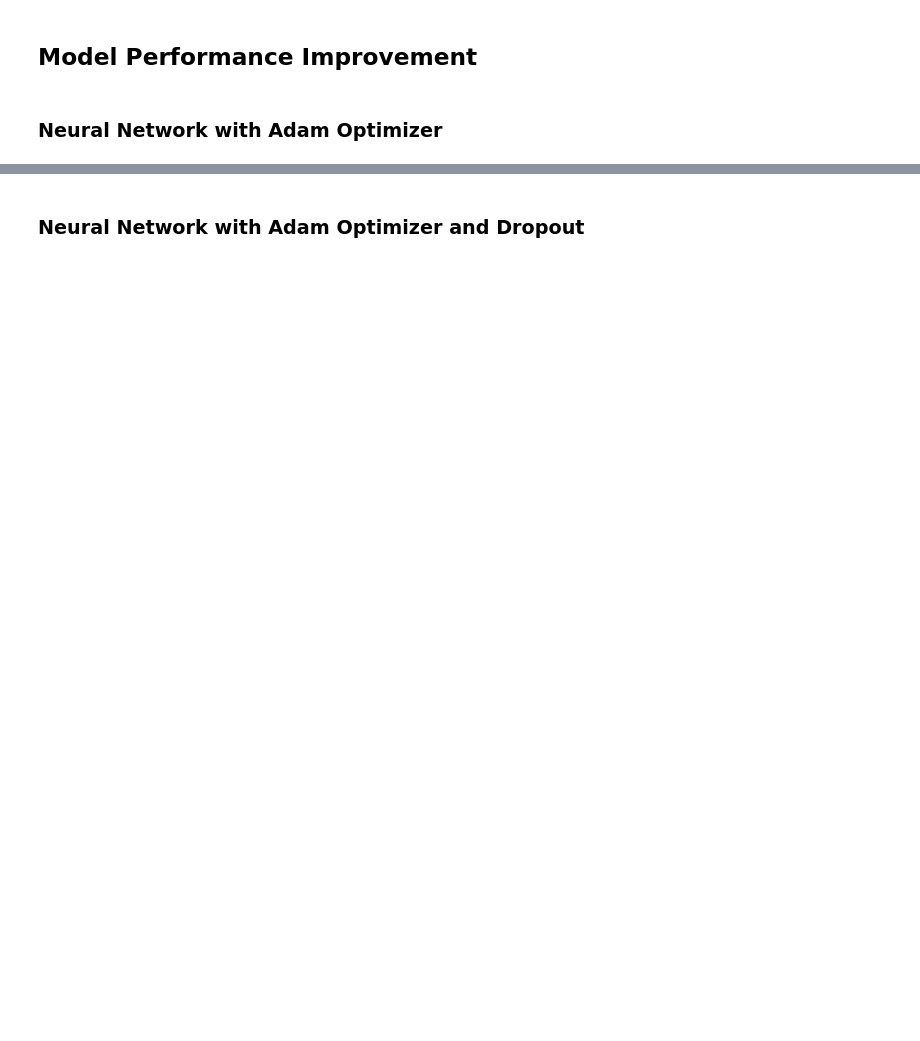
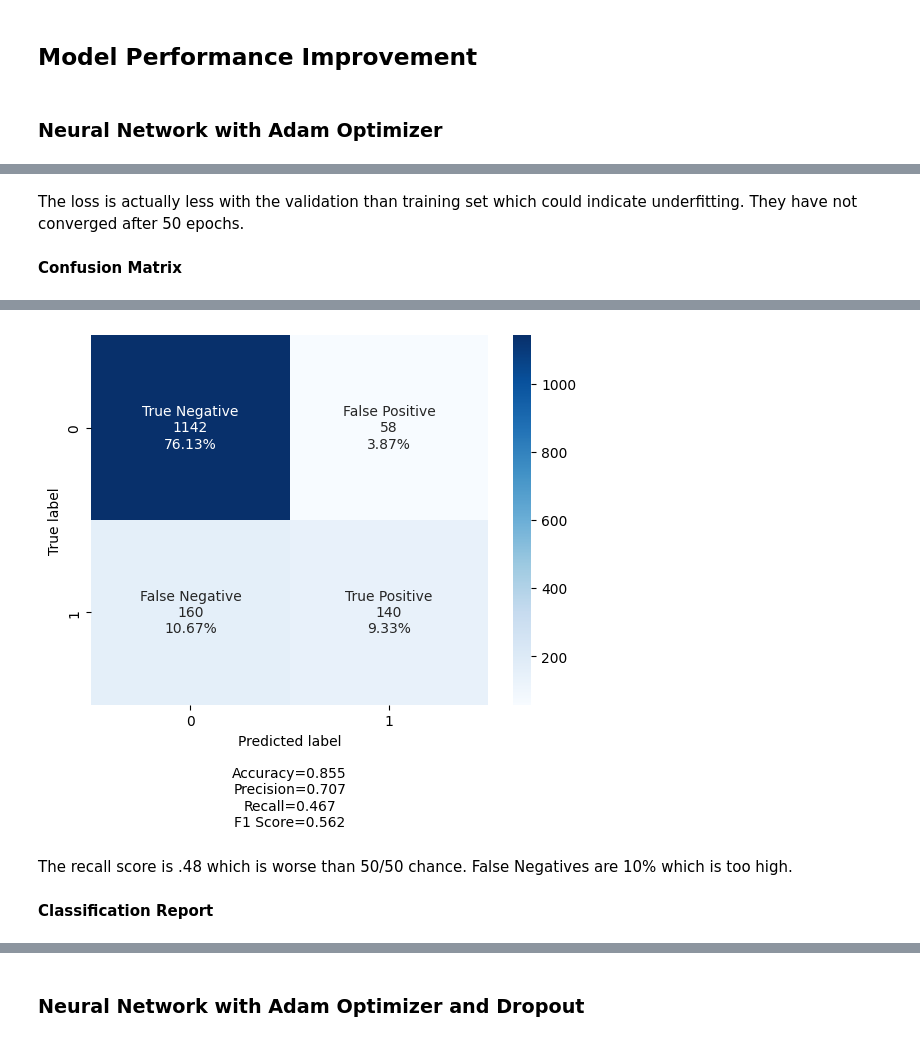
Before and after one commit to jsomerville/PGP-AI-ML-BA-UTA-JS, a Jupyter notebook: Project 4-Intro to Neural Networks/INN_Full_Code-Project_4-James_Somerville.ipynb, the cells around one changed output, grey strips where cells are left out. Drawn from its saved outputs; the diff is of its cells as text; code cells hidden in the pictures; blank space fills up the shorter version.

```diff
--- a/Project 4-Intro to Neural Networks/INN_Full_Code-Project_4-James_Somerville.ipynb
+++ b/Project 4-Intro to Neural Networks/INN_Full_Code-Project_4-James_Somerville.ipynb
@@ -834,0 +910,19 @@ weighted avg       0.85      0.86      0.85      1500
+# %% [markdown]
+The loss is actually less with the validation than training set which could indicate underfitting. They have not converged after 50 epochs.
+# %% [markdown]
+**Confusion Matrix**
+# %%
+y_pred_test = model.predict(X_test)
+for i in range(len(y_test)):
+    if y_pred_test[i] > 0.5:
+        y_pred_test[i] = 1
+    else:
+        y_pred_test[i] = 0
+
+cm = confusion_matrix(y_test, y_pred_test)
+labels = ['True Negative','False Positive','False Negative','True Positive']
+make_confusion_matrix(cm,
+                      group_names=labels,
+                      #categories=categories,
+                      cmap='Blues')
+# %% [output]
@@ -834,0 +930,5 @@ weighted avg       0.85      0.86      0.85      1500
+[figure, added]
+# %% [markdown]
+The recall score is .48 which is worse than 50/50 chance. False Negatives are 10% which is too high.
+# %% [markdown]
+**Classification Report**
```
Also changed, not shown: parts of 73 cells of this notebook.
